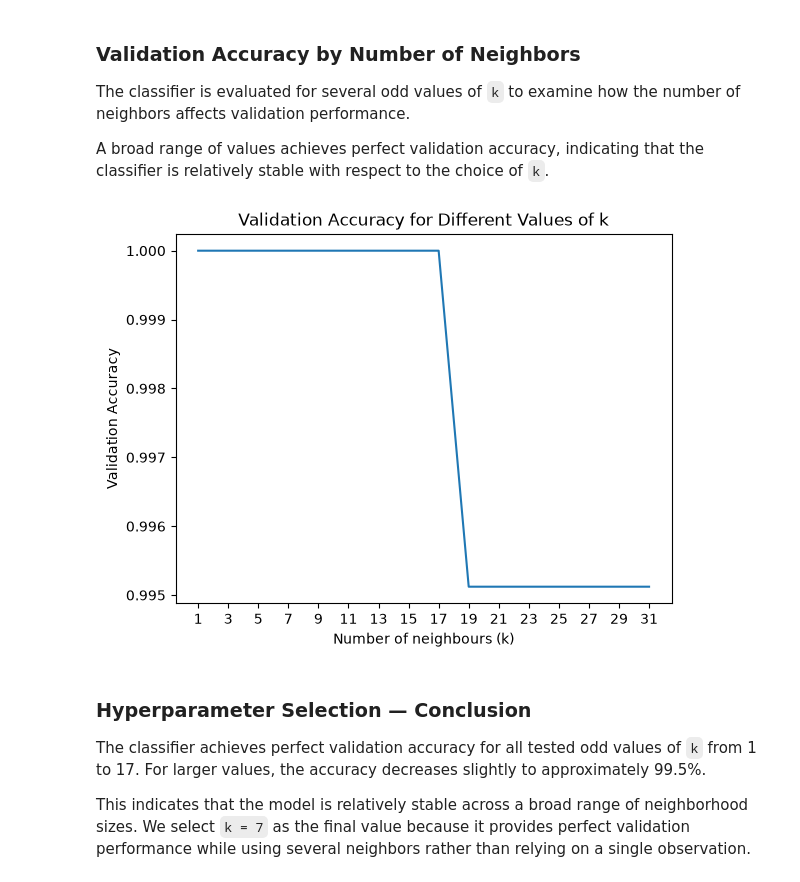
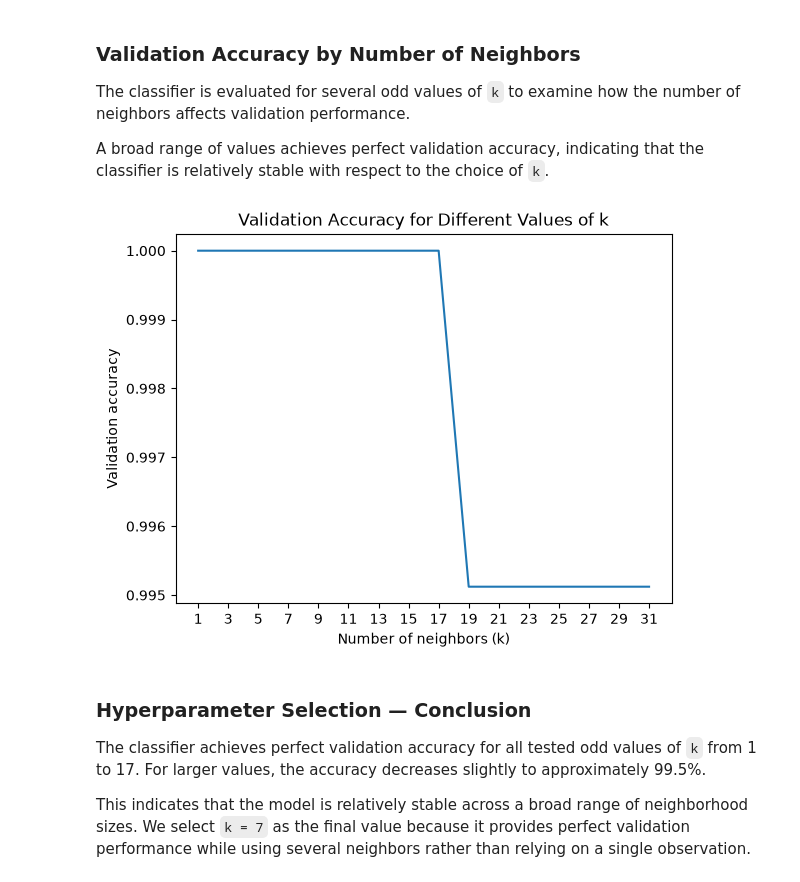
Before and after one commit to oliversulej/banknote-authentication-from-scratch, a Jupyter notebook: notebooks/02_modeling.ipynb, the cells around one changed output. Saved outputs shown, nothing was run; the diff lists cells and outputs as text; code cells hidden in the pictures.

Commit message:
Complete analysis and add project visualizations

```diff
--- a/notebooks/02_modeling.ipynb
+++ b/notebooks/02_modeling.ipynb
@@ -500,16 +505,24 @@ A broad range of values achieves perfect validation accuracy, indicating that th
 # %%
 fig, ax = plt.subplots()
 
 ax.plot(k_values, validation_accuracies)
+
+ax.set_xlabel("Number of neighbors (k)")
+ax.set_ylabel("Validation accuracy")
+ax.set_title("Validation Accuracy for Different Values of k")
 ax.set_xticks(k_values)
 
-ax.set_ylabel("Validation Accuracy")
-ax.set_xlabel("Number of neighbours (k)")
-ax.set_title("Validation Accuracy for Different Values of k")
+figures_path = project_root / "figures"
+
+fig.savefig(
+    figures_path / "validation_accuracy.png",
+    dpi=150,
+    bbox_inches="tight"
+)
 
 plt.show()
 # %% [output]
-[figure, old version]
+[figure, new version]
 # %% [markdown]
 ### Hyperparameter Selection — Conclusion
 
```
Also changed, not shown: parts of 7 cells of this notebook, 4 other files.
